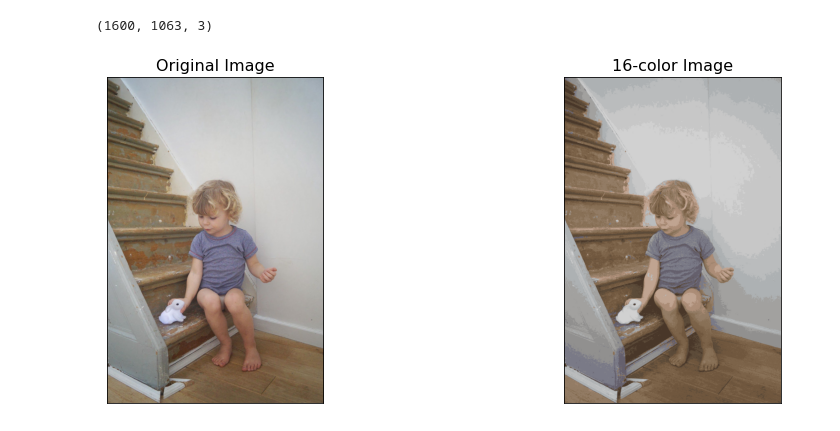
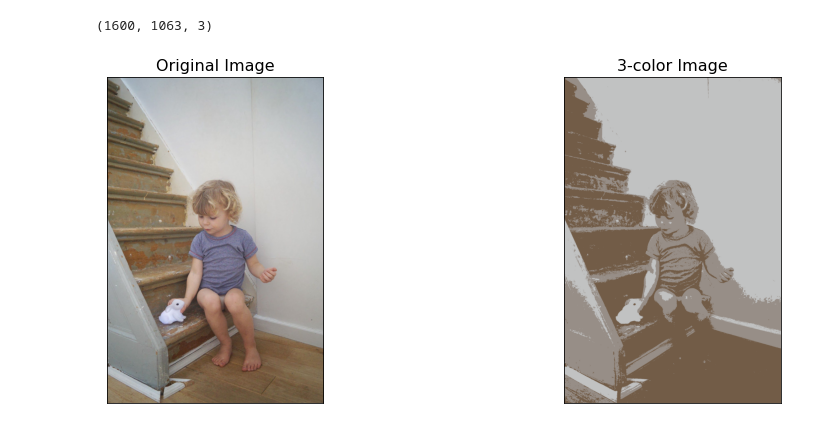
Before and after one commit to jumbokh/ML-Class, a Jupyter notebook: notebooks/cluster_colors.ipynb, the cells around one changed output. Drawn from its saved outputs; the diff is of its cells as text; code cells hidden in the pictures.

```diff
--- a/notebooks/cluster_colors.ipynb
+++ b/notebooks/cluster_colors.ipynb
@@ -24,7 +24,7 @@ pixels.shape
 # %% [output]
 (1700800, 3)
 # %%
-clusterer = KMeans(16)
+clusterer = KMeans(3)
 clusterer.fit(pixels)
 # %% [output]
 KMeans(algorithm='auto', copy_x=True, init='k-means++', max_iter=300,
@@ -63,12 +63,12 @@ boy_recolored.shape
 # %%
 
 
 fig, ax = plt.subplots(1, 2, figsize=(16, 6),
                        subplot_kw=dict(xticks=[], yticks=[]))
 fig.subplots_adjust(wspace=0.05)
 ax[0].imshow(img)
 ax[0].set_title('Original Image', size=16)
 ax[1].imshow(boy_recolored)
-ax[1].set_title('16-color Image', size=16);
+ax[1].set_title('3-color Image', size=16);
 # %% [output]
-[figure, old version]
+[figure, new version]
```
Also changed, not shown: parts of 1 cell of this notebook.
